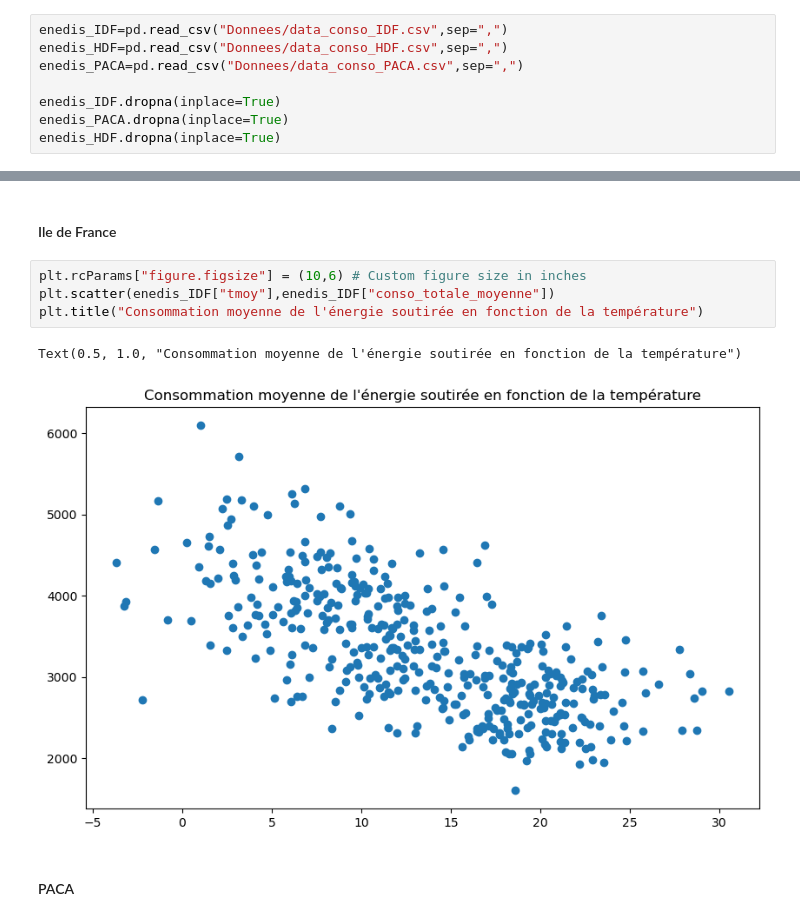
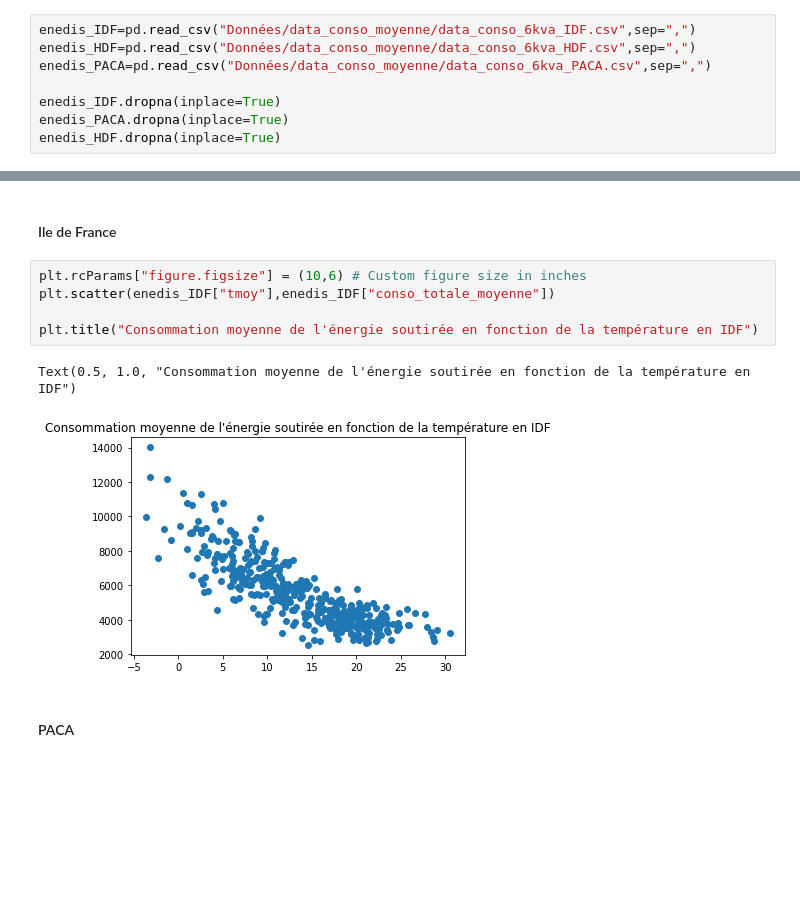
Before and after one commit to cominho/Stat-App, a Jupyter notebook: Regressions-journalieres-1.ipynb, the cells around one changed output, grey strips where cells are left out. Drawn from its saved outputs; the diff is of its cells as text; blank space fills up the shorter version.

```diff
--- a/Regressions-journalieres-1.ipynb
+++ b/Regressions-journalieres-1.ipynb
@@ -24,9 +24,9 @@ from sklearn.tree import DecisionTreeRegressor
 # %% [markdown]
 ## Importation des données
 # %%
-enedis_IDF=pd.read_csv("Donnees/data_conso_IDF.csv",sep=",")
-enedis_HDF=pd.read_csv("Donnees/data_conso_HDF.csv",sep=",")
-enedis_PACA=pd.read_csv("Donnees/data_conso_PACA.csv",sep=",")
+enedis_IDF=pd.read_csv("Données/data_conso_moyenne/data_conso_6kva_IDF.csv",sep=",")
+enedis_HDF=pd.read_csv("Données/data_conso_moyenne/data_conso_6kva_HDF.csv",sep=",")
+enedis_PACA=pd.read_csv("Données/data_conso_moyenne/data_conso_6kva_PACA.csv",sep=",")
 
 enedis_IDF.dropna(inplace=True)
 enedis_PACA.dropna(inplace=True)
@@ -46,10 +46,11 @@ Dans l'ensemble du projet nous comparerons trois régions différentes :
 # %%
 plt.rcParams["figure.figsize"] = (10,6) # Custom figure size in inches
 plt.scatter(enedis_IDF["tmoy"],enedis_IDF["conso_totale_moyenne"])
-plt.title("Consommation moyenne de l'énergie soutirée en fonction de la température")
+
+plt.title("Consommation moyenne de l'énergie soutirée en fonction de la température en IDF")
 # %% [output]
-Text(0.5, 1.0, "Consommation moyenne de l'énergie soutirée en fonction de la température")
+Text(0.5, 1.0, "Consommation moyenne de l'énergie soutirée en fonction de la température en IDF")
-[figure, old version]
+[figure, new version]
 # %% [markdown]
 #### PACA
 # %%
```
Also changed, not shown: parts of 10 cells of this notebook, 2 other files.
